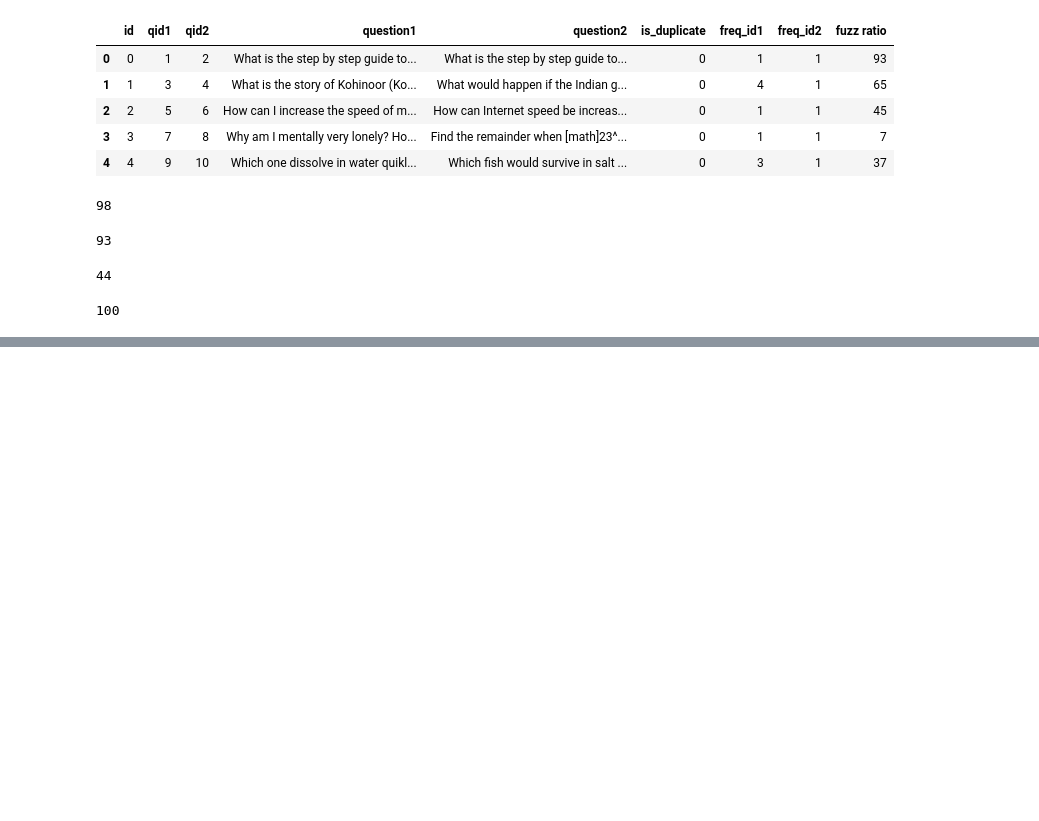
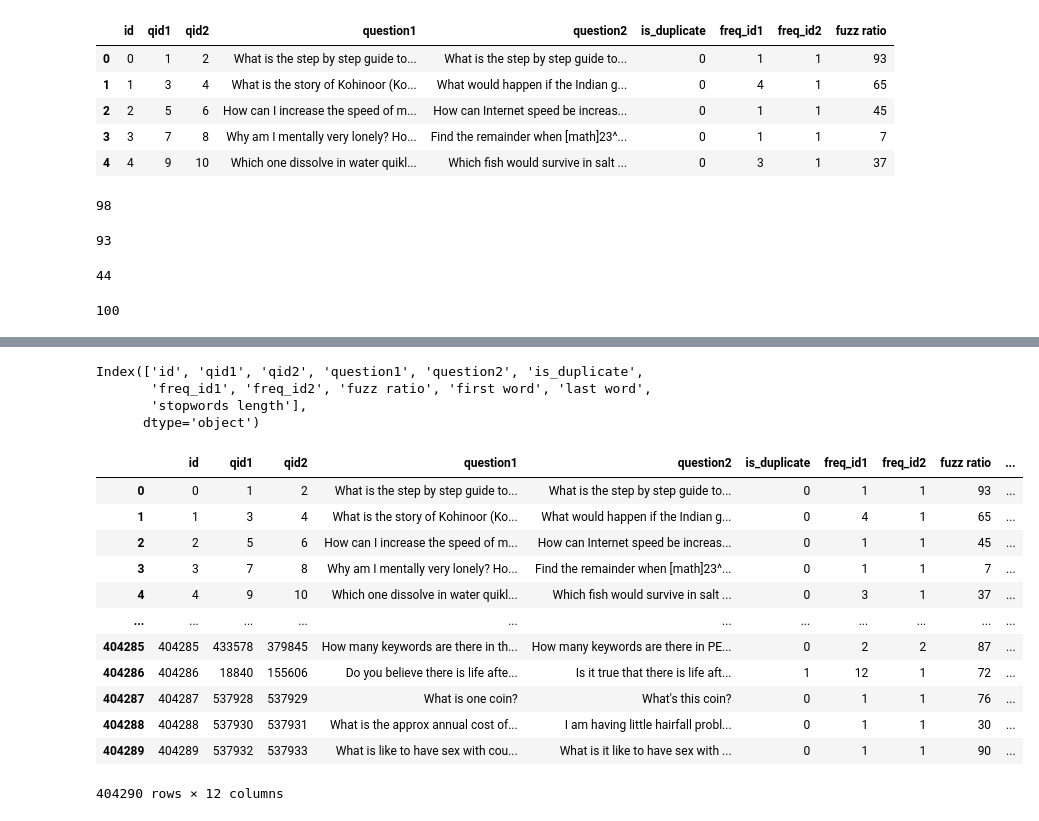
Before and after one commit to BibekRai44/Quora-Analysis, a Jupyter notebook: Quora Analysis.ipynb, the cells around one changed output, grey strips where cells are left out. Cells and saved outputs as stored; diff of their text form; code cells hidden in the pictures; blank space fills up the shorter version.

```diff
--- a/Quora Analysis.ipynb
+++ b/Quora Analysis.ipynb
@@ -702,0 +854,5 @@ fuzz.token_sort_ratio('Nepal vs America','America vs Nepal')
+# %%
+def stopwords(row):
+    return abs(len(row['question2'].split(' '))-len(row['question1'].split(' ')))
+# %%
+data['stopwords length']=data.apply(stopwords,axis=1)
@@ -702,0 +874,23 @@ fuzz.token_sort_ratio('Nepal vs America','America vs Nepal')
+# %%
+data.columns
+# %% [output]
+Index(['id', 'qid1', 'qid2', 'question1', 'question2', 'is_duplicate',
+       'freq_id1', 'freq_id2', 'fuzz ratio', 'first word', 'last word',
+       'stopwords length'],
+      dtype='object')
+# %%
+data
+# %% [output]
+|  | id | qid1 | qid2 | question1 | question2 | is_duplicate | freq_id1 | freq_id2 | fuzz ratio | ... |
+| 0 | 0 | 1 | 2 | What is the step by step guide to... | What is the step by step guide to... | 0 | 1 | 1 | 93 | ... |
+| 1 | 1 | 3 | 4 | What is the story of Kohinoor (Ko... | What would happen if the Indian g... | 0 | 4 | 1 | 65 | ... |
+| 2 | 2 | 5 | 6 | How can I increase the speed of m... | How can Internet speed be increas... | 0 | 1 | 1 | 45 | ... |
+| 3 | 3 | 7 | 8 | Why am I mentally very lonely? Ho... | Find the remainder when [math]23^... | 0 | 1 | 1 | 7 | ... |
+| 4 | 4 | 9 | 10 | Which one dissolve in water quikl... | Which fish would survive in salt ... | 0 | 3 | 1 | 37 | ... |
+| ... | ... | ... | ... | ... | ... | ... | ... | ... | ... | ... |
+| 404285 | 404285 | 433578 | 379845 | How many keywords are there in th... | How many keywords are there in PE... | 0 | 2 | 2 | 87 | ... |
+| 404286 | 404286 | 18840 | 155606 | Do you believe there is life afte... | Is it true that there is life aft... | 1 | 12 | 1 | 72 | ... |
+| 404287 | 404287 | 537928 | 537929 | What is one coin? | What's this coin? | 0 | 1 | 1 | 76 | ... |
+| 404288 | 404288 | 537930 | 537931 | What is the approx annual cost of... | I am having little hairfall probl... | 0 | 1 | 1 | 30 | ... |
+| 404289 | 404289 | 537932 | 537933 | What is like to have sex with cou... | What is it like to have sex with ... | 0 | 1 | 1 | 90 | ... |
+404290 rows × 12 columns
```
Also changed, not shown: parts of 31 cells of this notebook.
